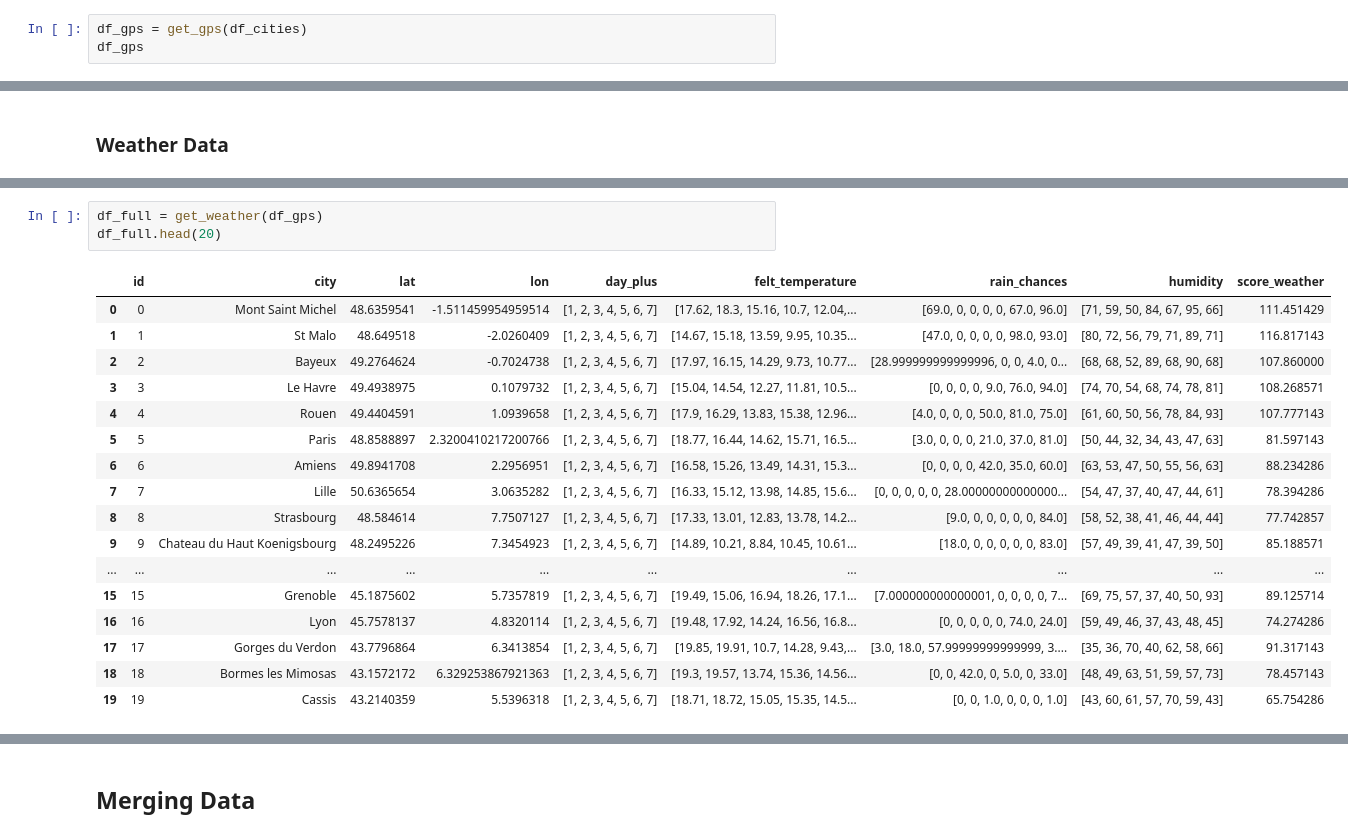
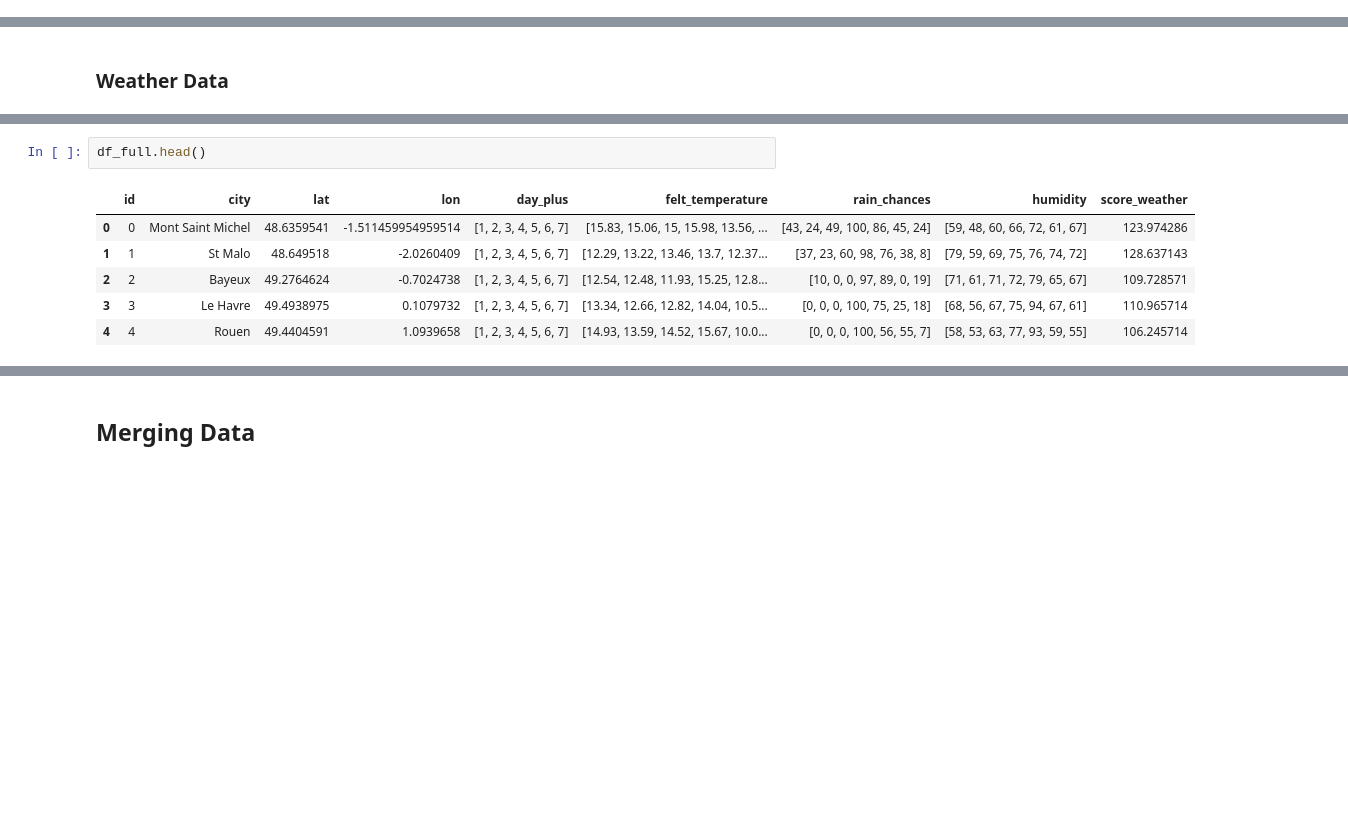
Before and after one commit to GuillaumeArp/Kayak_Project, a Jupyter notebook: kayak.ipynb, the cells around one changed output, grey strips where cells are left out. Drawn from its saved outputs; the diff is of its cells as text; blank space fills up the shorter version.

```diff
--- a/kayak.ipynb
+++ b/kayak.ipynb
@@ -307,3 +281,0 @@ def get_gps(df):
-# %%
-df_gps = get_gps(df_cities)
-df_gps
@@ -359,22 +320,10 @@ def get_weather(df):
 # %%
-df_full = get_weather(df_gps)
-df_full.head(20)
+df_full.head()
 # %% [output]
 |  | id | city | lat | lon | day_plus | felt_temperature | rain_chances | humidity | score_weather |
-| 0 | 0 | Mont Saint Michel | 48.6359541 | -1.511459954959514 | [1, 2, 3, 4, 5, 6, 7] | [17.62, 18.3, 15.16, 10.7, 12.04,... | [69.0, 0, 0, 0, 0, 67.0, 96.0] | [71, 59, 50, 84, 67, 95, 66] | 111.451429 |
-| 1 | 1 | St Malo | 48.649518 | -2.0260409 | [1, 2, 3, 4, 5, 6, 7] | [14.67, 15.18, 13.59, 9.95, 10.35... | [47.0, 0, 0, 0, 0, 98.0, 93.0] | [80, 72, 56, 79, 71, 89, 71] | 116.817143 |
-| 2 | 2 | Bayeux | 49.2764624 | -0.7024738 | [1, 2, 3, 4, 5, 6, 7] | [17.97, 16.15, 14.29, 9.73, 10.77... | [28.999999999999996, 0, 0, 4.0, 0... | [68, 68, 52, 89, 68, 90, 68] | 107.860000 |
-| 3 | 3 | Le Havre | 49.4938975 | 0.1079732 | [1, 2, 3, 4, 5, 6, 7] | [15.04, 14.54, 12.27, 11.81, 10.5... | [0, 0, 0, 0, 9.0, 76.0, 94.0] | [74, 70, 54, 68, 74, 78, 81] | 108.268571 |
-| 4 | 4 | Rouen | 49.4404591 | 1.0939658 | [1, 2, 3, 4, 5, 6, 7] | [17.9, 16.29, 13.83, 15.38, 12.96... | [4.0, 0, 0, 0, 50.0, 81.0, 75.0] | [61, 60, 50, 56, 78, 84, 93] | 107.777143 |
-| 5 | 5 | Paris | 48.8588897 | 2.3200410217200766 | [1, 2, 3, 4, 5, 6, 7] | [18.77, 16.44, 14.62, 15.71, 16.5... | [3.0, 0, 0, 0, 21.0, 37.0, 81.0] | [50, 44, 32, 34, 43, 47, 63] | 81.597143 |
-| 6 | 6 | Amiens | 49.8941708 | 2.2956951 | [1, 2, 3, 4, 5, 6, 7] | [16.58, 15.26, 13.49, 14.31, 15.3... | [0, 0, 0, 0, 42.0, 35.0, 60.0] | [63, 53, 47, 50, 55, 56, 63] | 88.234286 |
-| 7 | 7 | Lille | 50.6365654 | 3.0635282 | [1, 2, 3, 4, 5, 6, 7] | [16.33, 15.12, 13.98, 14.85, 15.6... | [0, 0, 0, 0, 0, 28.00000000000000... | [54, 47, 37, 40, 47, 44, 61] | 78.394286 |
-| 8 | 8 | Strasbourg | 48.584614 | 7.7507127 | [1, 2, 3, 4, 5, 6, 7] | [17.33, 13.01, 12.83, 13.78, 14.2... | [9.0, 0, 0, 0, 0, 0, 84.0] | [58, 52, 38, 41, 46, 44, 44] | 77.742857 |
-| 9 | 9 | Chateau du Haut Koenigsbourg | 48.2495226 | 7.3454923 | [1, 2, 3, 4, 5, 6, 7] | [14.89, 10.21, 8.84, 10.45, 10.61... | [18.0, 0, 0, 0, 0, 0, 83.0] | [57, 49, 39, 41, 47, 39, 50] | 85.188571 |
-| ... | ... | ... | ... | ... | ... | ... | ... | ... | ... |
-| 15 | 15 | Grenoble | 45.1875602 | 5.7357819 | [1, 2, 3, 4, 5, 6, 7] | [19.49, 15.06, 16.94, 18.26, 17.1... | [7.000000000000001, 0, 0, 0, 0, 7... | [69, 75, 57, 37, 40, 50, 93] | 89.125714 |
-| 16 | 16 | Lyon | 45.7578137 | 4.8320114 | [1, 2, 3, 4, 5, 6, 7] | [19.48, 17.92, 14.24, 16.56, 16.8... | [0, 0, 0, 0, 0, 74.0, 24.0] | [59, 49, 46, 37, 43, 48, 45] | 74.274286 |
-| 17 | 17 | Gorges du Verdon | 43.7796864 | 6.3413854 | [1, 2, 3, 4, 5, 6, 7] | [19.85, 19.91, 10.7, 14.28, 9.43,... | [3.0, 18.0, 57.99999999999999, 3.... | [35, 36, 70, 40, 62, 58, 66] | 91.317143 |
-| 18 | 18 | Bormes les Mimosas | 43.1572172 | 6.329253867921363 | [1, 2, 3, 4, 5, 6, 7] | [19.3, 19.57, 13.74, 15.36, 14.56... | [0, 0, 42.0, 0, 5.0, 0, 33.0] | [48, 49, 63, 51, 59, 57, 73] | 78.457143 |
-| 19 | 19 | Cassis | 43.2140359 | 5.5396318 | [1, 2, 3, 4, 5, 6, 7] | [18.71, 18.72, 15.05, 15.35, 14.5... | [0, 0, 1.0, 0, 0, 0, 1.0] | [43, 60, 61, 57, 70, 59, 43] | 65.754286 |
+| 0 | 0 | Mont Saint Michel | 48.6359541 | -1.511459954959514 | [1, 2, 3, 4, 5, 6, 7] | [15.83, 15.06, 15, 15.98, 13.56, ... | [43, 24, 49, 100, 86, 45, 24] | [59, 48, 60, 66, 72, 61, 67] | 123.974286 |
+| 1 | 1 | St Malo | 48.649518 | -2.0260409 | [1, 2, 3, 4, 5, 6, 7] | [12.29, 13.22, 13.46, 13.7, 12.37... | [37, 23, 60, 98, 76, 38, 8] | [79, 59, 69, 75, 76, 74, 72] | 128.637143 |
+| 2 | 2 | Bayeux | 49.2764624 | -0.7024738 | [1, 2, 3, 4, 5, 6, 7] | [12.54, 12.48, 11.93, 15.25, 12.8... | [10, 0, 0, 97, 89, 0, 19] | [71, 61, 71, 72, 79, 65, 67] | 109.728571 |
+| 3 | 3 | Le Havre | 49.4938975 | 0.1079732 | [1, 2, 3, 4, 5, 6, 7] | [13.34, 12.66, 12.82, 14.04, 10.5... | [0, 0, 0, 100, 75, 25, 18] | [68, 56, 67, 75, 94, 67, 61] | 110.965714 |
+| 4 | 4 | Rouen | 49.4404591 | 1.0939658 | [1, 2, 3, 4, 5, 6, 7] | [14.93, 13.59, 14.52, 15.67, 10.0... | [0, 0, 0, 100, 56, 55, 7] | [58, 53, 63, 77, 93, 59, 55] | 106.245714 |
 # %%
```
Also changed, not shown: parts of 36 cells of this notebook.
